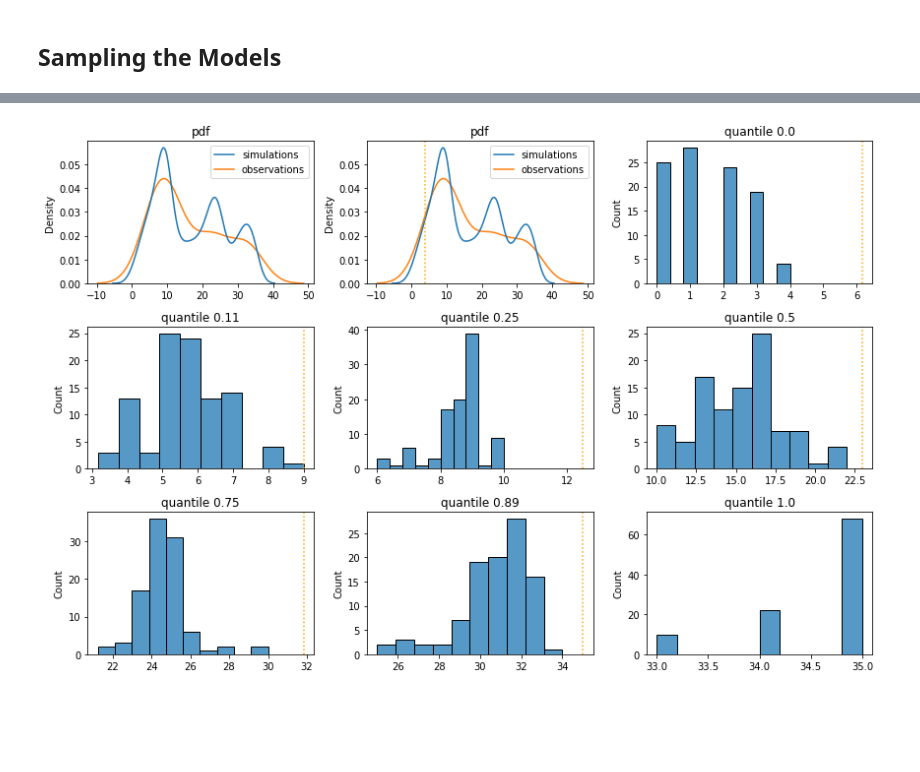
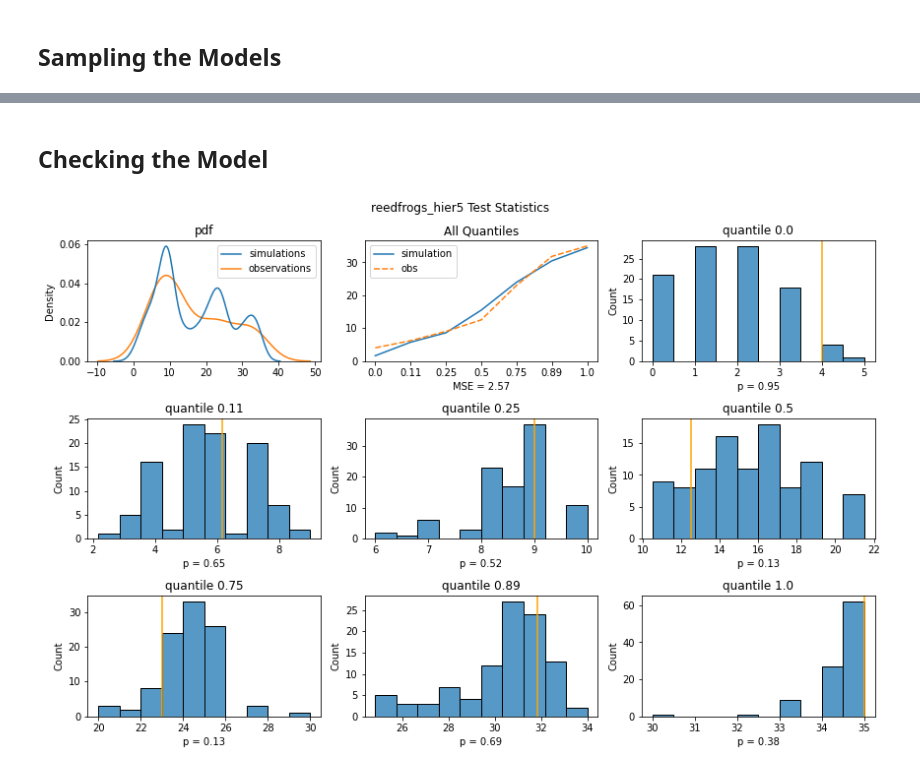
Before and after one commit to noamsgl/ABDA_HW4, a Jupyter notebook: numpyro/HW4_Q2.ipynb, the cells around one changed output, grey strips where cells are left out. Drawn from its saved outputs; the diff is of its cells as text; code cells hidden in the pictures; blank space fills up the shorter version.

```diff
--- a/numpyro/HW4_Q2.ipynb
+++ b/numpyro/HW4_Q2.ipynb
@@ -156,8 +156,6 @@ def simulate_hier5(data):
     N = len(data)
     simulations = np.empty(N)
     for i in np.arange(N):
-        sigma = np.random.choice(chain["sigma"])
-        alpha_0 = np.random.choice(chain["alpha_0"])
         alpha = np.random.choice(chain["alpha_t"][i])
         p = sigmoid(alpha)
         simulations[i] = np.random.binomial(data.density[i], p)
@@ -177,5 +189,7 @@ def simulate_hier6(data):
+# %% [markdown]
+## Checking the Model
 # %%
-def plot_check(observations, simulator, quantiles=[0., 0.11, 0.25, 0.5, 0.75, 0.89, 1.], N=100):
+def plot_check(observations, simulator, suptitle, quantiles=[0., 0.11, 0.25, 0.5, 0.75, 0.89, 1.], N=100):
     # todo: change N to 100
     # initialize plot
     fig, axes = plt.subplots(3, 3, sharex=False, figsize=(12,8))
@@ -190,19 +204,28 @@ def plot_check(observations, simulator, quantiles=[0., 0.11, 0.25, 0.5, 0.75, 0.
     "observations": observations}
     sns.kdeplot(data=data, common_norm=False, ax=axes.flatten()[0]).set(title="pdf")
 
-    sns.kdeplot(data=data, common_norm=False, ax=axes.flatten()[1]).set(title="pdf")
+    # generate MSE plot
+    sim_tests = np.mean([np.quantile(simulations, q, axis=1) for q in quantiles], axis=1)
+    obs_tests = [np.quantile(observations, q) for q in quantiles]
+    errors = [(s - o) **2 for (s, o) in zip(sim_tests, obs_tests)]
+    mse = np.mean(errors)
+    g = sns.lineplot(data={"simulation": sim_tests, "obs": obs_tests}, ax=axes.flatten()[1])
+    g.set(title="All Quantiles", xlabel=f"MSE = {round(mse, 2)}")
+    g.set_xticks(range(len(quantiles)))
+    g.set_xticklabels(quantiles)
 
+    # generate individual quantile plots
     for i, q in enumerate(quantiles):
         tests = np.quantile(simulations, q, axis=1)
         observed_test = np.quantile(observations, q)
-        pvalue = len(tests[tests < observed_test])
-        sns.histplot(data=tests, bins=10, ax=axes.flatten()[i+2]).set(title=f"quantile {q}")
-        axes.flatten()[i+1].axvline(x=observed_test, color="orange", linestyle=":")
-
+        pvalue = len(tests[tests < observed_test]) / len(tests)
+        sns.histplot(data=tests, bins=10, ax=axes.flatten()[i+2]).set(title=f"quantile {q}", xlabel=f"p = {pvalue}")
+        axes.flatten()[i+2].axvline(x=observed_test, color="orange", linestyle="solid")
+    plt.suptitle(suptitle)
     plt.tight_layout()
 # %%
 observations = df.surv
 simulator = lambda: simulate_hier5(df)
-plot_check(observations, simulator)
+plot_check(observations, simulator, "reedfrogs_hier5 Test Statistics")
 # %% [output]
-[figure, old version]
+[figure, new version]
```
Also changed, not shown: parts of 8 cells of this notebook.
